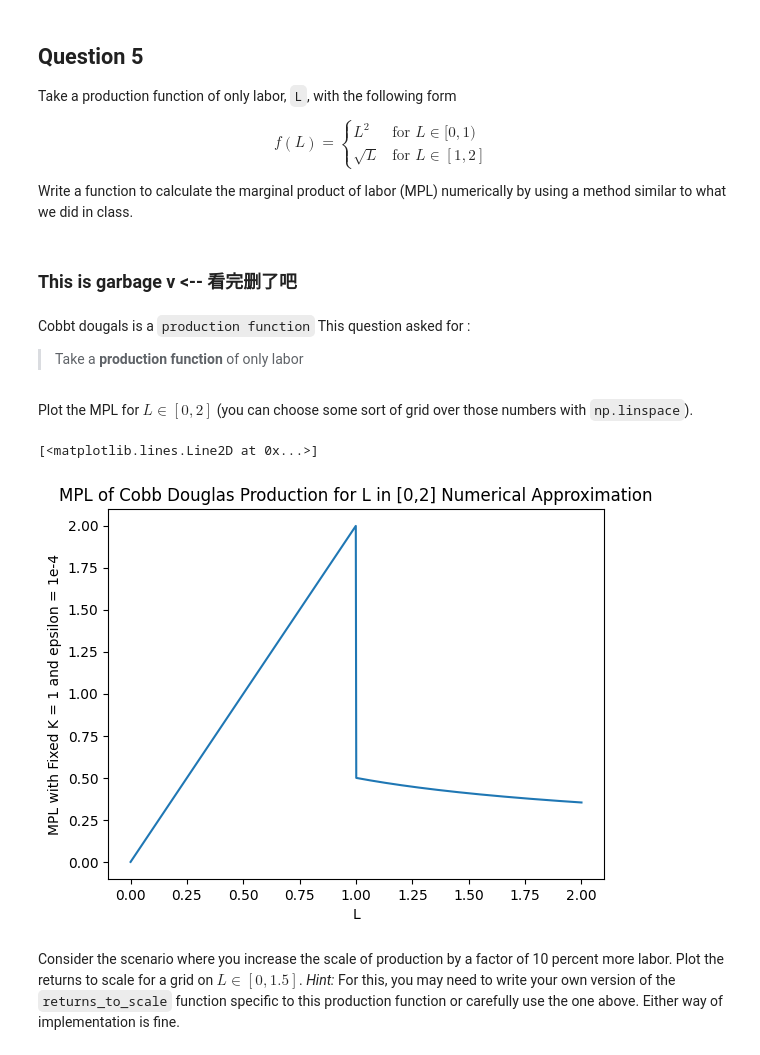
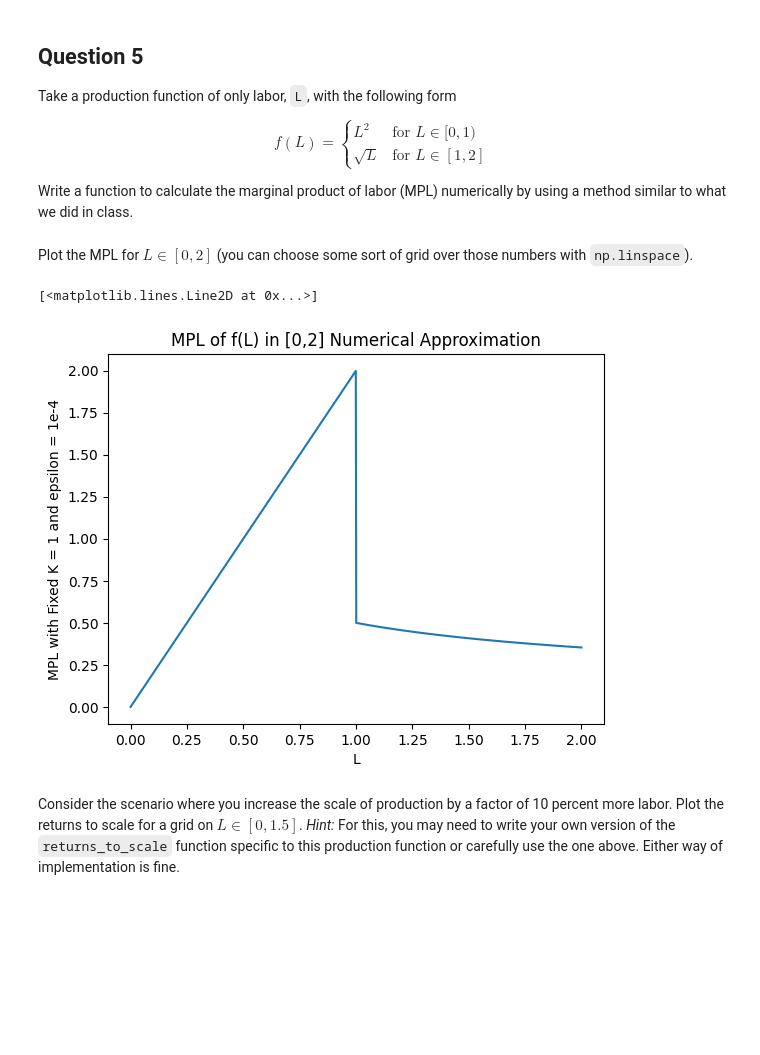
Before and after one commit to tonyliang19/ECON323_2023_Spring, a Jupyter notebook: problem_sets/problem_set_2_Luo_Liang.ipynb, the cells around one changed output. Cells and saved outputs as stored; diff of their text form; code cells hidden in the pictures; blank space fills up the shorter version.

```diff
--- a/problem_sets/problem_set_2_Luo_Liang.ipynb
+++ b/problem_sets/problem_set_2_Luo_Liang.ipynb
@@ -179,14 +176,9 @@ to study returns to scale.
 
 What are the returns to scale when you set `alpha_1 = 0.3` and `alpha_2 = 0.6`?
 # %%
-# These variables are same for following two questions
-K = 1
-L = 0.5
-gamma = 2
-
 # test with alpha_1 = 0.3 and alpha_2 = 0.6
-
-returns_to_scale2(cobb_douglas_factory(alpha_1=0.3, alpha_2=0.6),K=K, L=L, gamma=gamma)
+F3 = cobb_douglas_factory(alpha_1=0.3, alpha_2=0.6)
+returns_to_scale2(F3,K=1, L=0.5, gamma=2)
 # %% [output]
 0.9330329915368075
 # %% [markdown]
@@ -243,9 +227,3 @@ def marginal_product_labor(L, eps):
     if L >= 1 and L <= 2:
         mpl = ((L + eps)**0.5 - L**0.5) / eps
     return mpl
-# %% [markdown]
-### This is garbage v <-- 看完删了吧
-# %% [markdown]
-Cobbt dougals is a `production function`
-This question asked for :
-> Take a **production function** of only labor
@@ -283,18 +237,18 @@ import matplotlib.pyplot as plt
 # %%
 # Note K is defined earlier as 1, so we will use this fix K
 fig, ax = plt.subplots()
 # generate grids
 Ls = np.linspace(0, 2, 1000)
 y = [marginal_product_labor(L=L, eps=1e-4) for L in Ls]
 # add title and labels
-ax.set_title("MPL of Cobb Douglas Production for L in [0,2] Numerical Approximation")
+ax.set_title("MPL of f(L) in [0,2] Numerical Approximation")
 ax.set_xlabel("L")
 ax.set_ylabel("MPL with Fixed K = 1 and epsilon = 1e-4")
 # plot it
 ax.plot(Ls, y)
 # %% [output]
 [<matplotlib.lines.Line2D at 0x...>]
-[figure, old version]
+[figure, new version]
 # %% [markdown]
 Consider the scenario where you increase the scale of production by a factor of 10 percent more labor. Plot the returns to scale for a grid on $ L \in [0, 1.5] $.
 *Hint:* For this, you may need to write your own version of the `returns_to_scale` function specific to this production function or carefully use the one above. Either way of implementation is fine.
```
Also changed, not shown: parts of 8 cells of this notebook.
